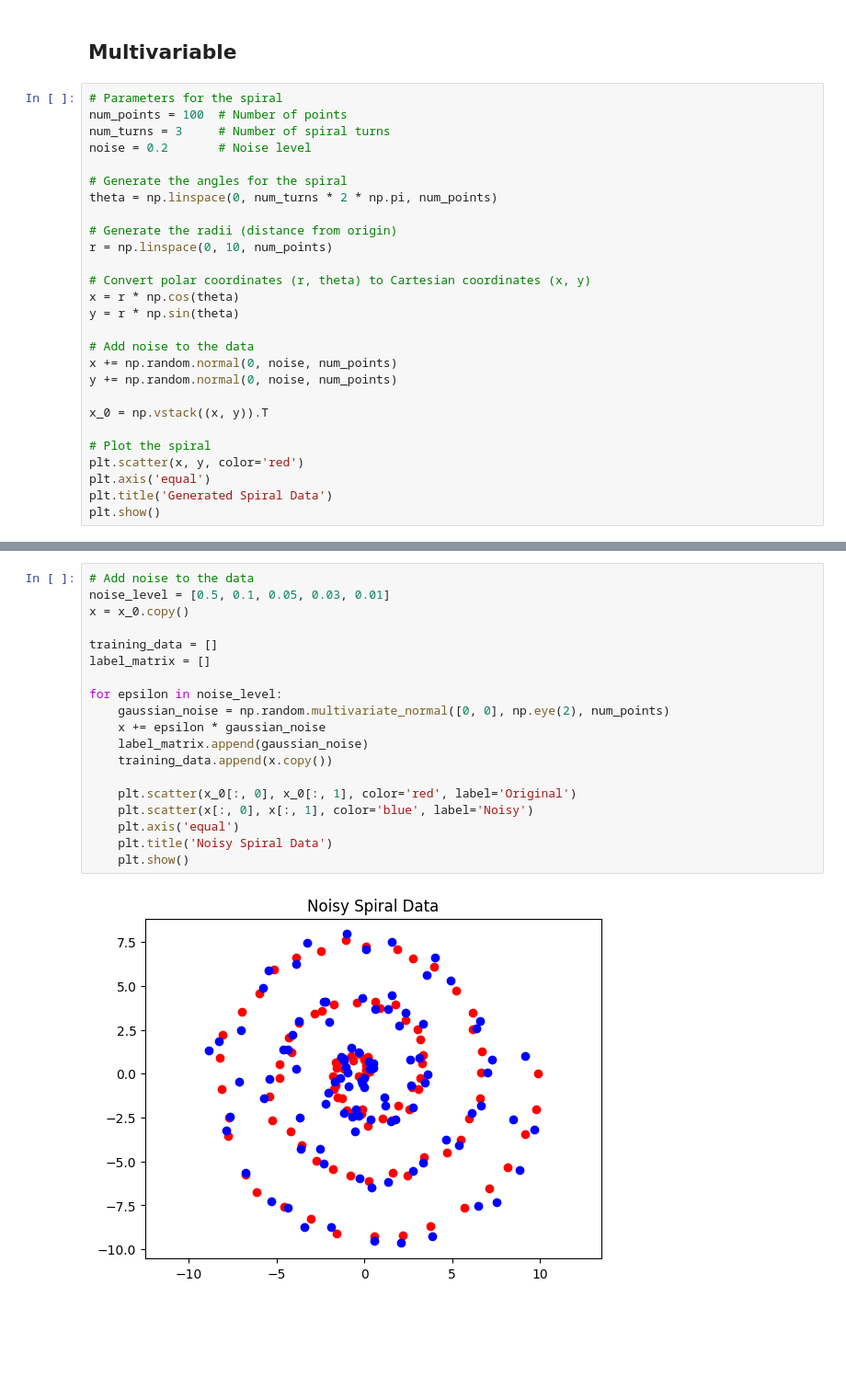
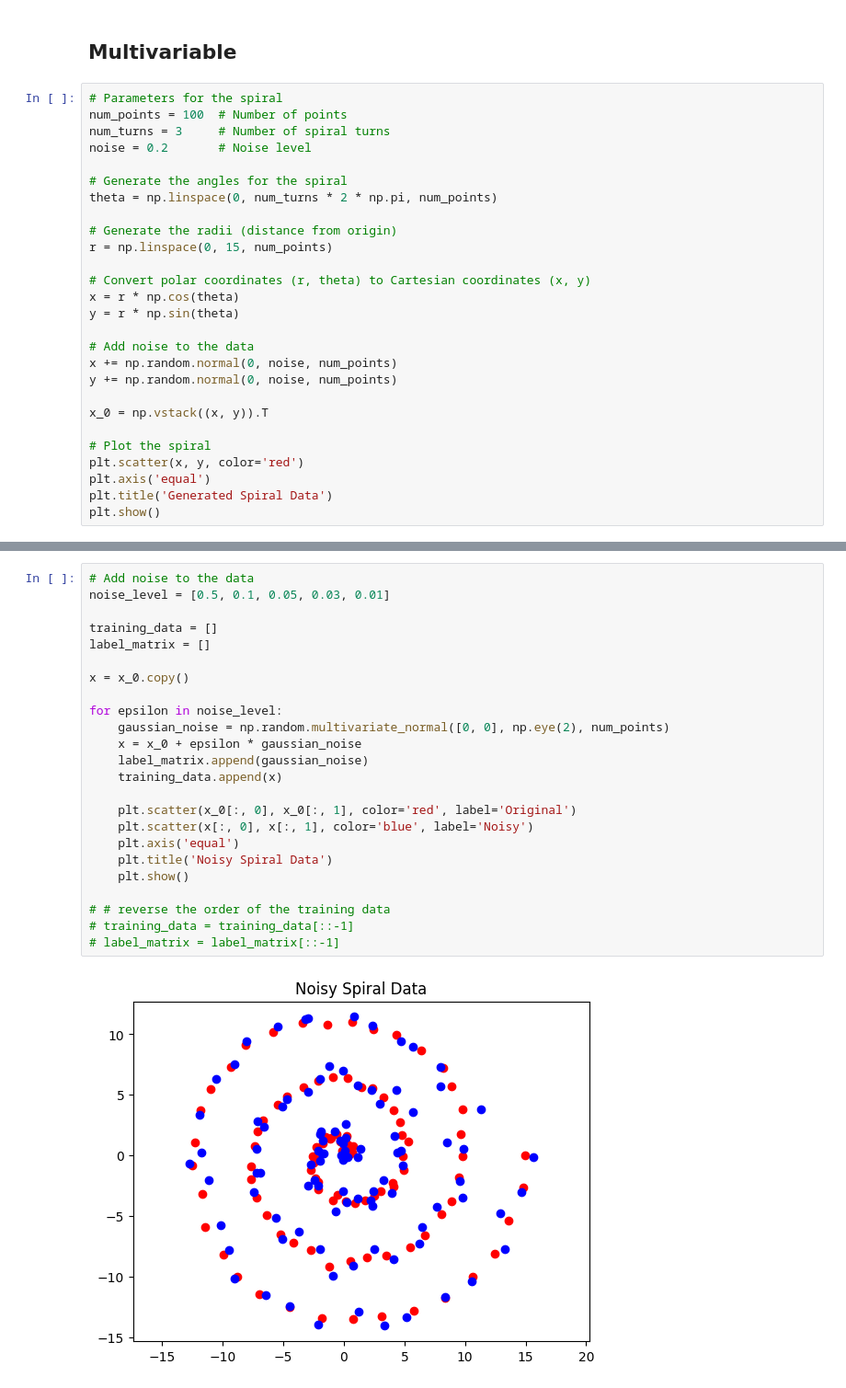
Before and after one commit to kh-ryu/cvx_project, a Jupyter notebook: denosing_score_matching.ipynb, the cells around one changed output, grey strips where cells are left out. Shown at 92% size. Saved outputs shown, nothing was run; the diff lists cells and outputs as text; blank space fills up the shorter version.

```diff
--- a/denosing_score_matching.ipynb
+++ b/denosing_score_matching.ipynb
@@ -16,7 +16,7 @@ noise = 0.2       # Noise level
 theta = np.linspace(0, num_turns * 2 * np.pi, num_points)
 
 # Generate the radii (distance from origin)
-r = np.linspace(0, 10, num_points)
+r = np.linspace(0, 15, num_points)
 
 # Convert polar coordinates (r, theta) to Cartesian coordinates (x, y)
 x = r * np.cos(theta)
@@ -38,21 +38,26 @@ plt.show()
 # %%
 # Add noise to the data
 noise_level = [0.5, 0.1, 0.05, 0.03, 0.01]
-x = x_0.copy()
 
 training_data = []
 label_matrix = []
 
+x = x_0.copy()
+
 for epsilon in noise_level:
     gaussian_noise = np.random.multivariate_normal([0, 0], np.eye(2), num_points)
-    x += epsilon * gaussian_noise
+    x = x_0 + epsilon * gaussian_noise
     label_matrix.append(gaussian_noise)
-    training_data.append(x.copy())
+    training_data.append(x)
 
     plt.scatter(x_0[:, 0], x_0[:, 1], color='red', label='Original')
     plt.scatter(x[:, 0], x[:, 1], color='blue', label='Noisy')
     plt.axis('equal')
     plt.title('Noisy Spiral Data')
     plt.show()
+
+# # reverse the order of the training data
+# training_data = training_data[::-1]
+# label_matrix = label_matrix[::-1]
 # %% [output]
-[figure, old version]
+[figure, new version]
```
Also changed, not shown: parts of 7 cells of this notebook.
